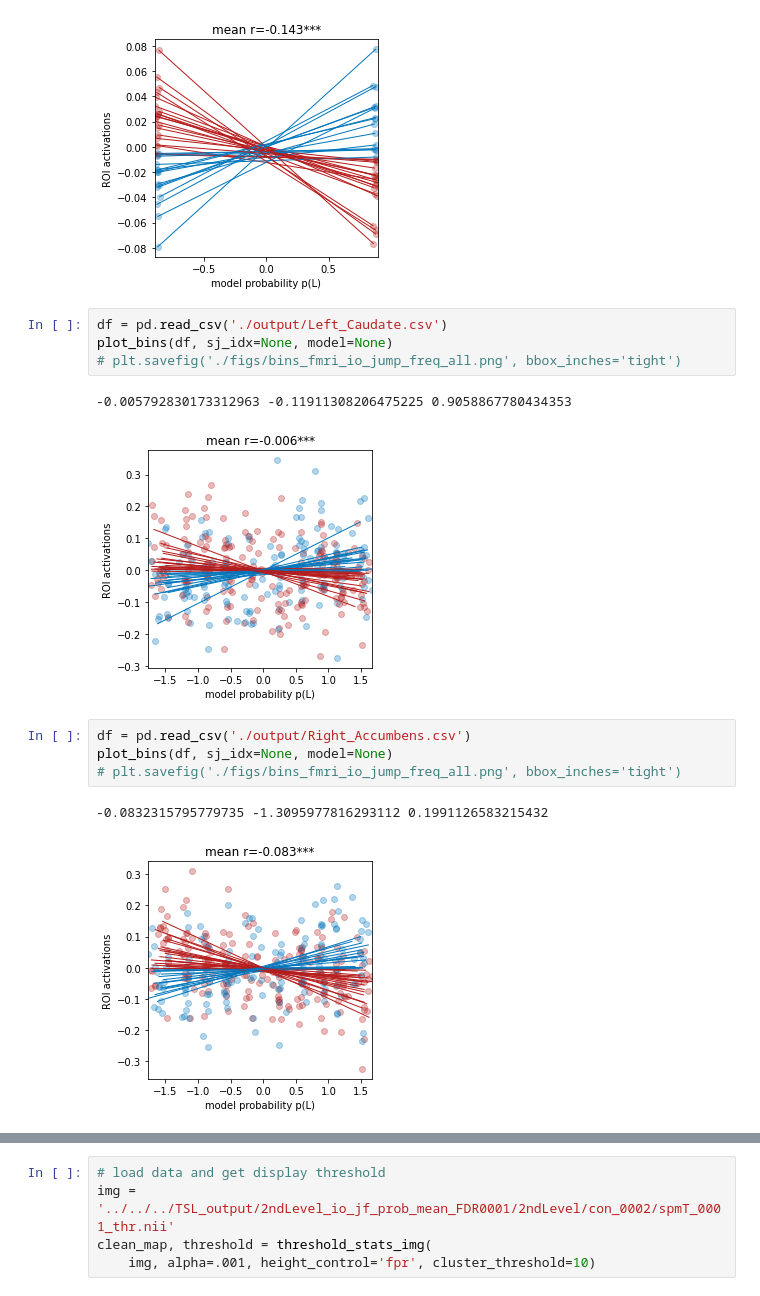
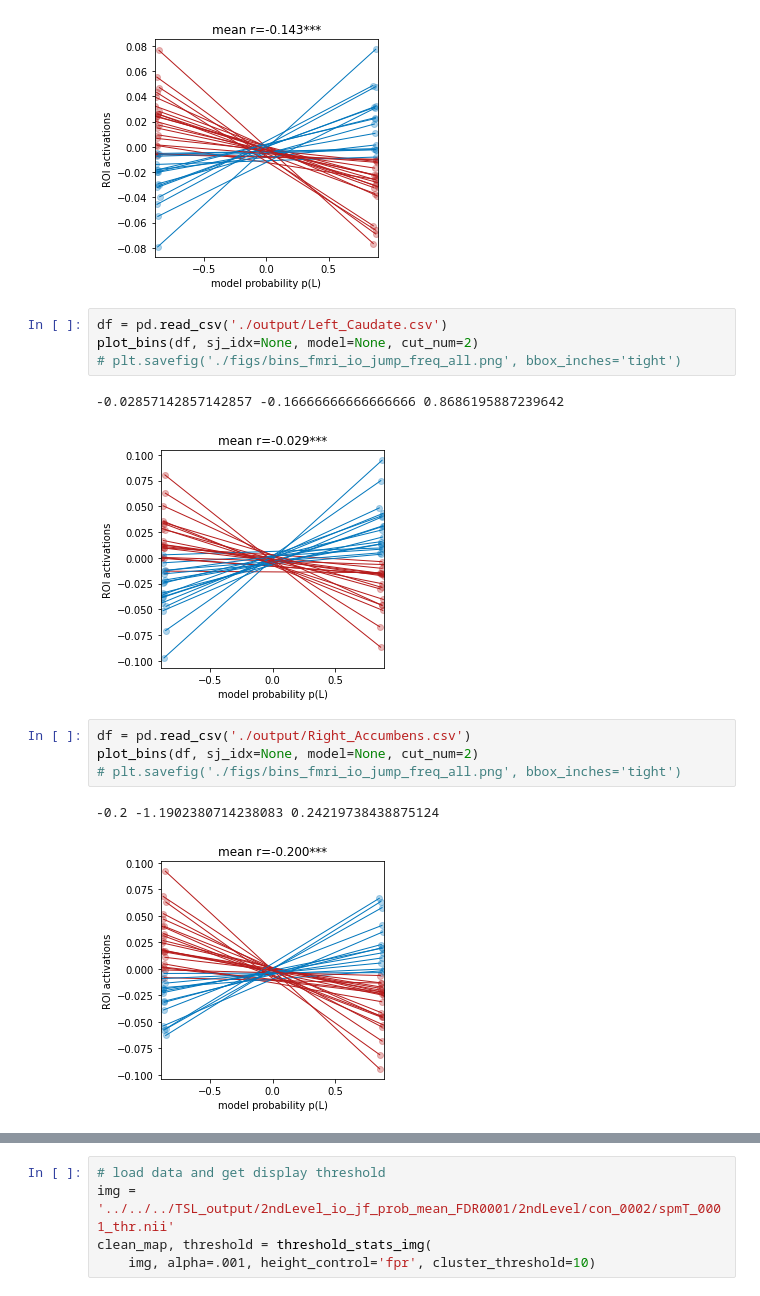
Before and after one commit to syzhang/tsl_hbi, a Jupyter notebook: imaging_plot/roi_plot.ipynb, the cells around one changed output, grey strips where cells are left out. Saved outputs shown, nothing was run; the diff lists cells and outputs as text.

Commit message:
new behav plot

```diff
--- a/imaging_plot/roi_plot.ipynb
+++ b/imaging_plot/roi_plot.ipynb
@@ -272,17 +272,17 @@ plot_bins(df, sj_idx=None, model=None, cut_num=2)
 [figure]
 # %%
 df = pd.read_csv('./output/Left_Caudate.csv')
-plot_bins(df, sj_idx=None, model=None)
+plot_bins(df, sj_idx=None, model=None, cut_num=2)
 # plt.savefig('./figs/bins_fmri_io_jump_freq_all.png', bbox_inches='tight')
 # %% [output]
--0.005792830173312963 -0.11911308206475225 0.9058867780434353
+-0.02857142857142857 -0.16666666666666666 0.8686195887239642
-[figure, old version]
+[figure, new version]
 # %%
 df = pd.read_csv('./output/Right_Accumbens.csv')
-plot_bins(df, sj_idx=None, model=None)
+plot_bins(df, sj_idx=None, model=None, cut_num=2)
 # plt.savefig('./figs/bins_fmri_io_jump_freq_all.png', bbox_inches='tight')
 # %% [output]
--0.0832315795779735 -1.3095977816293112 0.1991126583215432
+-0.2 -1.1902380714238083 0.24219738438875124
-[figure, old version]
+[figure, new version]
 # %%
 df = pd.read_csv('./output/Right_Caudate.csv')
```
Also changed, not shown: parts of 4 cells of this notebook, 7 other files.
